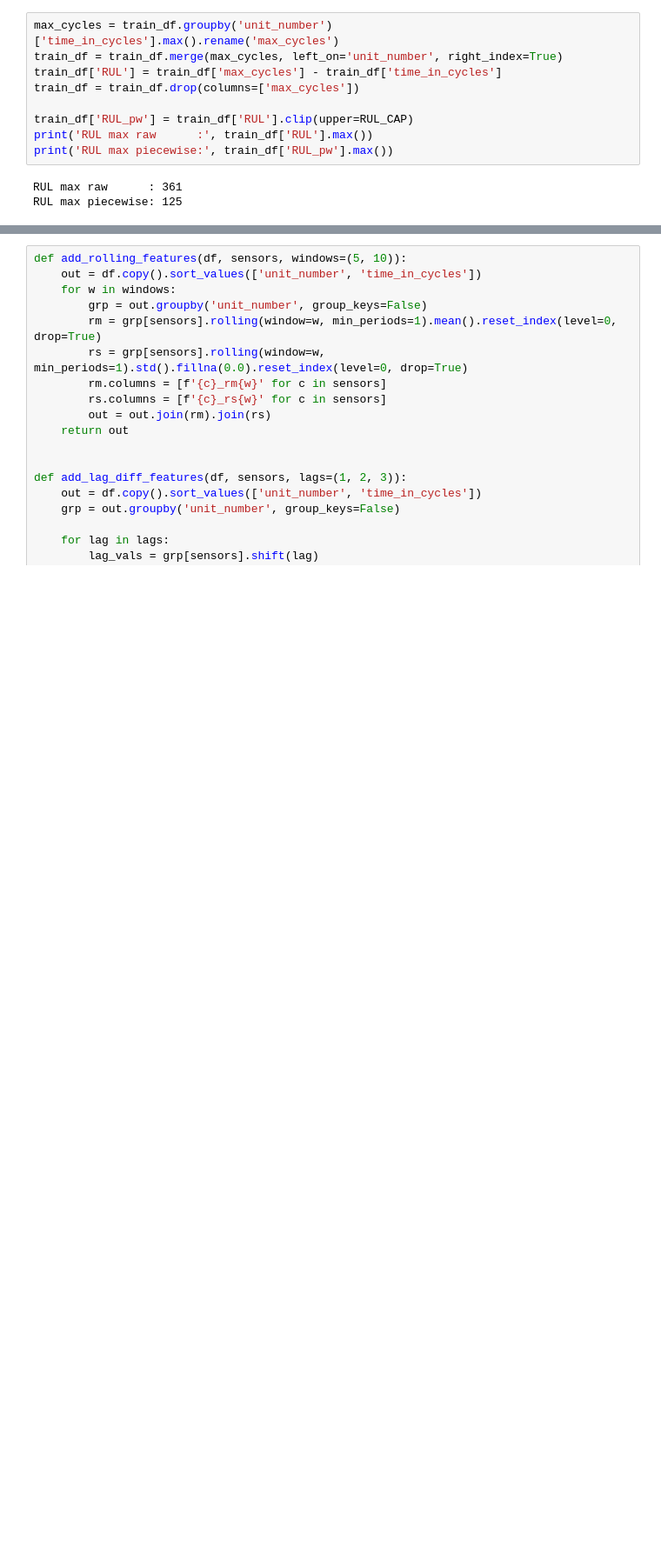
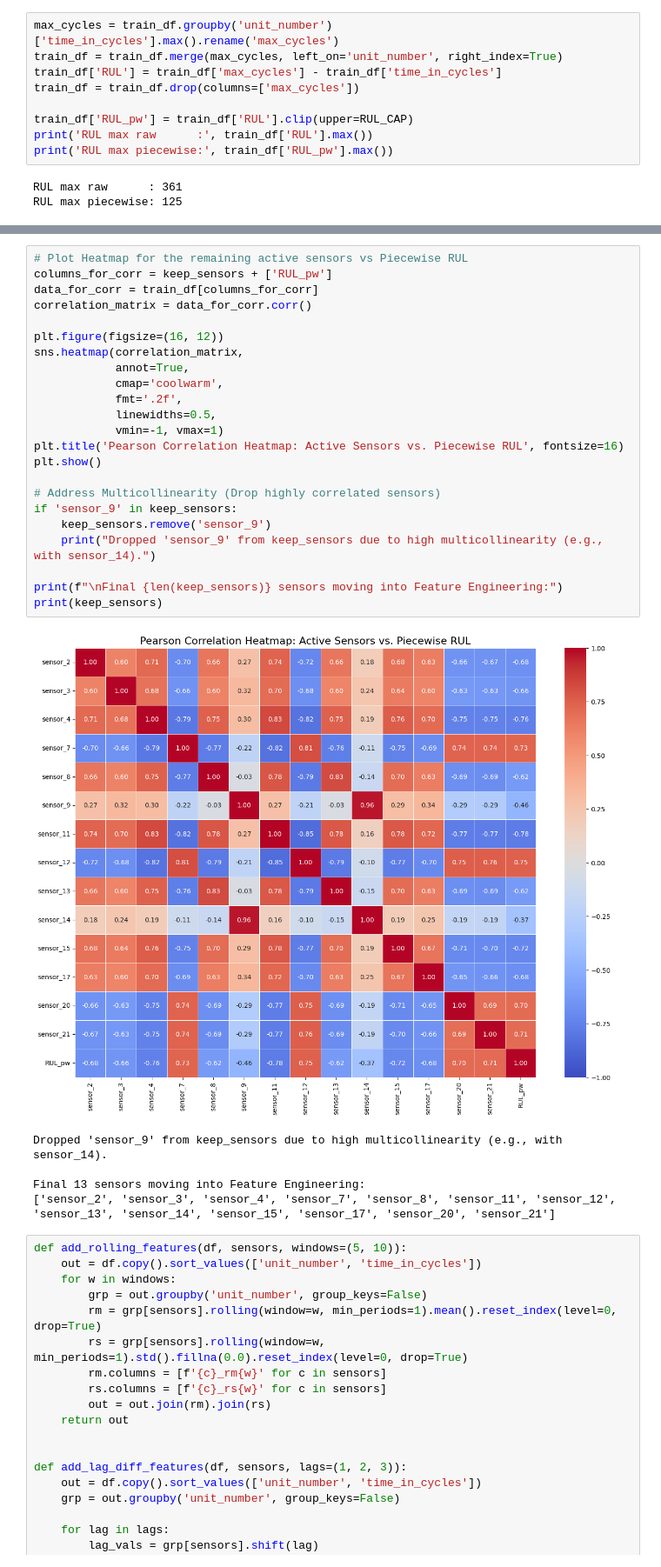
Before and after one commit to Janith-Chamikara/NASA-CMAPSS-Simulated-Jet-Engine-Data-for-Predictive-Maintenance, a Jupyter notebook: main.ipynb, the cells around one changed output, grey strips where cells are left out. Shown at 87% size. Drawn from its saved outputs; the diff is of its cells as text; blank space fills up the shorter version.

```diff
--- a/main.ipynb
+++ b/main.ipynb
@@ -69,3 +101,32 @@ Dropped sensors: ['sensor_1', 'sensor_5', 'sensor_6', 'sensor_10', 'sensor_16',
+# %%
+# Plot Heatmap for the remaining active sensors vs Piecewise RUL
+columns_for_corr = keep_sensors + ['RUL_pw']
+data_for_corr = train_df[columns_for_corr]
+correlation_matrix = data_for_corr.corr()
+
+plt.figure(figsize=(16, 12))
+sns.heatmap(correlation_matrix,
+            annot=True,
+            cmap='coolwarm',
+            fmt='.2f',
+            linewidths=0.5,
+            vmin=-1, vmax=1)
+plt.title('Pearson Correlation Heatmap: Active Sensors vs. Piecewise RUL', fontsize=16)
+plt.show()
+
+# Address Multicollinearity (Drop highly correlated sensors)
+if 'sensor_9' in keep_sensors:
+    keep_sensors.remove('sensor_9')
+    print("Dropped 'sensor_9' from keep_sensors due to high multicollinearity (e.g., with sensor_14).")
+
+print(f"\nFinal {len(keep_sensors)} sensors moving into Feature Engineering:")
+print(keep_sensors)
+# %% [output]
+[figure, added]
+Dropped 'sensor_9' from keep_sensors due to high multicollinearity (e.g., with sensor_14).
+
+Final 13 sensors moving into Feature Engineering:
+['sensor_2', 'sensor_3', 'sensor_4', 'sensor_7', 'sensor_8', 'sensor_11', 'sensor_12', 'sensor_13', 'sensor_14', 'sensor_15', 'sensor_17', 'sensor_20', 'sensor_21']
 # %%
 def add_rolling_features(df, sensors, windows=(5, 10)):
     out = df.copy().sort_values(['unit_number', 'time_in_cycles'])
```
Also changed, not shown: parts of 11 cells of this notebook.
